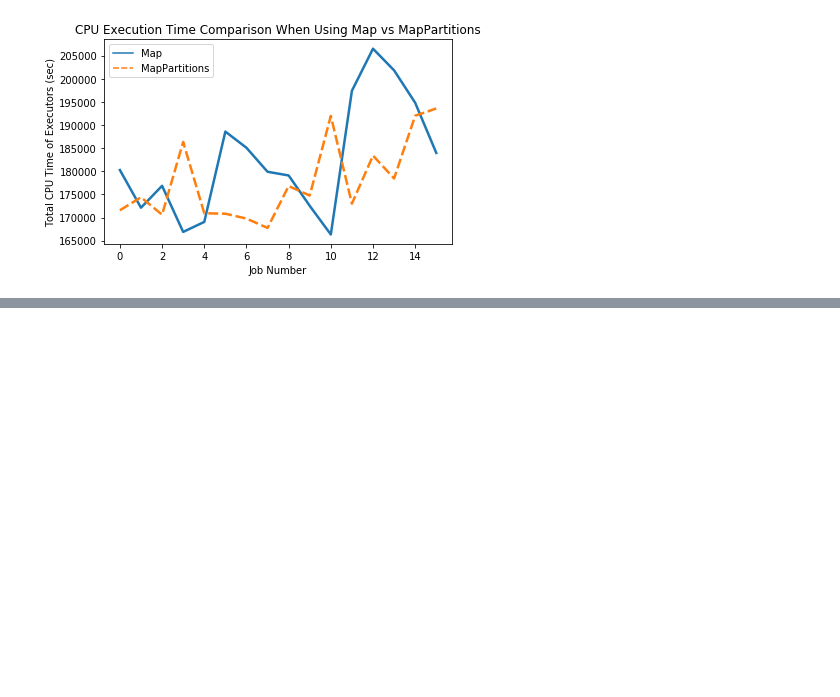
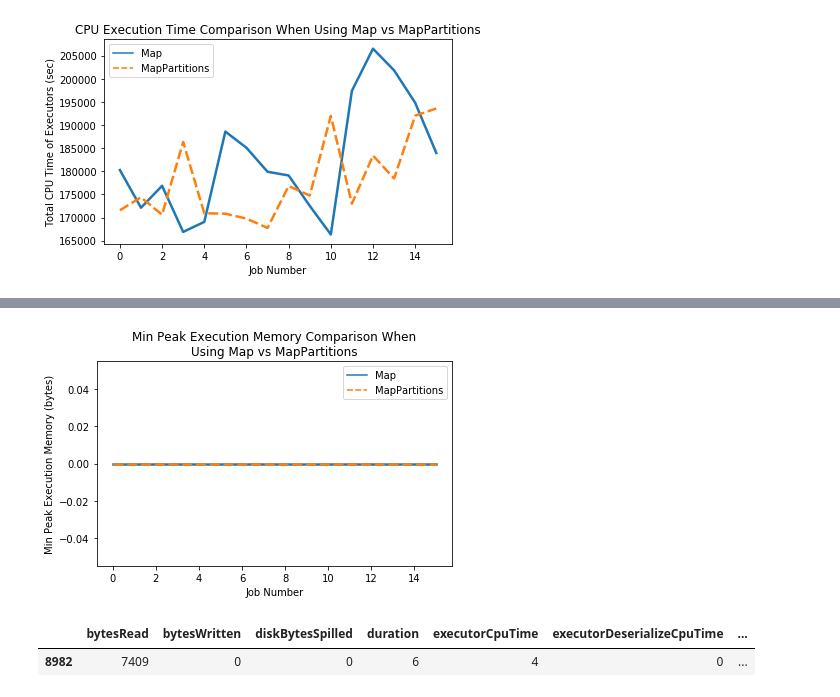
Before and after one commit to nichollsbr/cmsc611-project, a Jupyter notebook: python_scripts/Project_Final_Comparisons.ipynb, the cells around one changed output, grey strips where cells are left out. Saved outputs shown, nothing was run; the diff lists cells and outputs as text; code cells hidden in the pictures; blank space fills up the shorter version.

```diff
--- a/python_scripts/Project_Final_Comparisons.ipynb
+++ b/python_scripts/Project_Final_Comparisons.ipynb
@@ -276,0 +298,13 @@ plt.savefig("images/mapVsMapPartitionsBestCpuTime.png")
+# %%
+mapPartitions_vs_map_df = {
+    "MapPartitions": get_metrics("map-partitions-rdd-run-output")["appName"].apply(lambda appName:get_min_peakExecutionMemory(get_spark_stats(appName))),
+    "Map": get_metrics("map-rdd-run-output")["appName"].apply(lambda appName:get_min_peakExecutionMemory(get_spark_stats(appName))),
+}
+data = pd.DataFrame(mapPartitions_vs_map_df)
+
+ax = sns.lineplot(data=data, linewidth=2.5)
+ax.set(xlabel='Job Number', ylabel='Min Peak Execution Memory (bytes)', title="Min Peak Execution Memory Comparison When\nUsing Map vs MapPartitions")
+plt.tight_layout() # Make figure big enough that labels fit
+plt.savefig("images/mapVsMapPartitionsMinPeakExecutionMemory.png")
+# %% [output]
+[figure, added]
@@ -276,0 +316,5 @@ plt.savefig("images/mapVsMapPartitionsBestCpuTime.png")
+# %%
+sample_df[sample_df["peakExecutionMemory"] == maxPeakExecutionMemory]
+# %% [output]
+|  | bytesRead | bytesWritten | diskBytesSpilled | duration | executorCpuTime | executorDeserializeCpuTime | ... |
+| 8982 | 7409 | 0 | 0 | 6 | 4 | 0 | ... |
```
Also changed, not shown: parts of 7 cells of this notebook, 3 other files.
